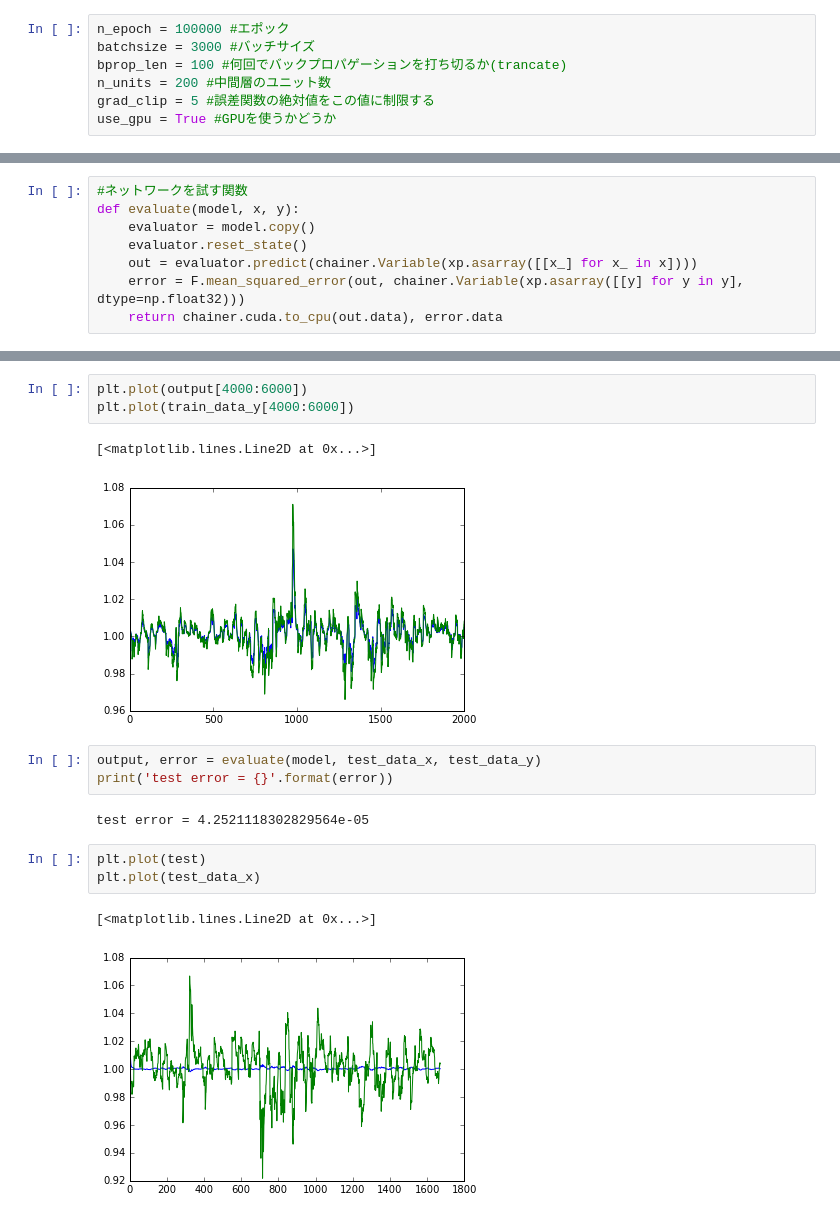
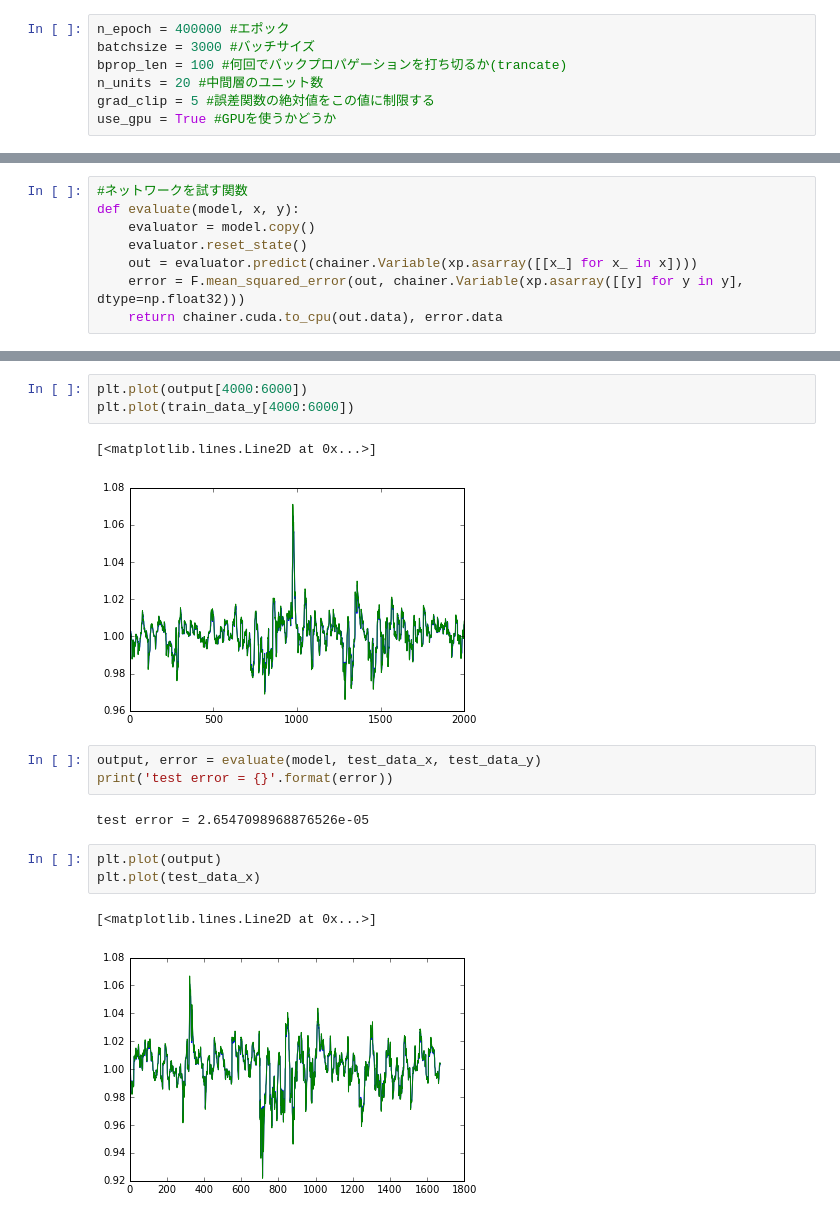
Before and after one commit to haretaro/ichiyo, a Jupyter notebook: net/train.ipynb, the cells around one changed output, grey strips where cells are left out. Saved outputs shown, nothing was run; the diff lists cells and outputs as text.

```diff
--- a/net/train.ipynb
+++ b/net/train.ipynb
@@ -9,10 +9,10 @@ import math
 import matplotlib.pyplot as plt
 from net import Net, MLP
 # %%
-n_epoch = 100000 #エポック
+n_epoch = 400000 #エポック
 batchsize = 3000 #バッチサイズ
 bprop_len = 100 #何回でバックプロパゲーションを打ち切るか(trancate)
-n_units = 200 #中間層のユニット数
+n_units = 20 #中間層のユニット数
 grad_clip = 5 #誤差関数の絶対値をこの値に制限する
 use_gpu = True #GPUを使うかどうか
 # %%
@@ -129,15 +129,15 @@ plt.plot(output[4000:6000])
 plt.plot(train_data_y[4000:6000])
 # %% [output]
 [<matplotlib.lines.Line2D at 0x...>]
-[figure, old version]
+[figure, new version]
 # %%
 output, error = evaluate(model, test_data_x, test_data_y)
 print('test error = {}'.format(error))
 # %% [output]
-test error = 4.2521118302829564e-05
+test error = 2.6547098968876526e-05
 # %%
-plt.plot(test)
+plt.plot(output)
 plt.plot(test_data_x)
 # %% [output]
 [<matplotlib.lines.Line2D at 0x...>]
-[figure, old version]
+[figure, new version]
```
Also changed, not shown: parts of 4 cells of this notebook.
